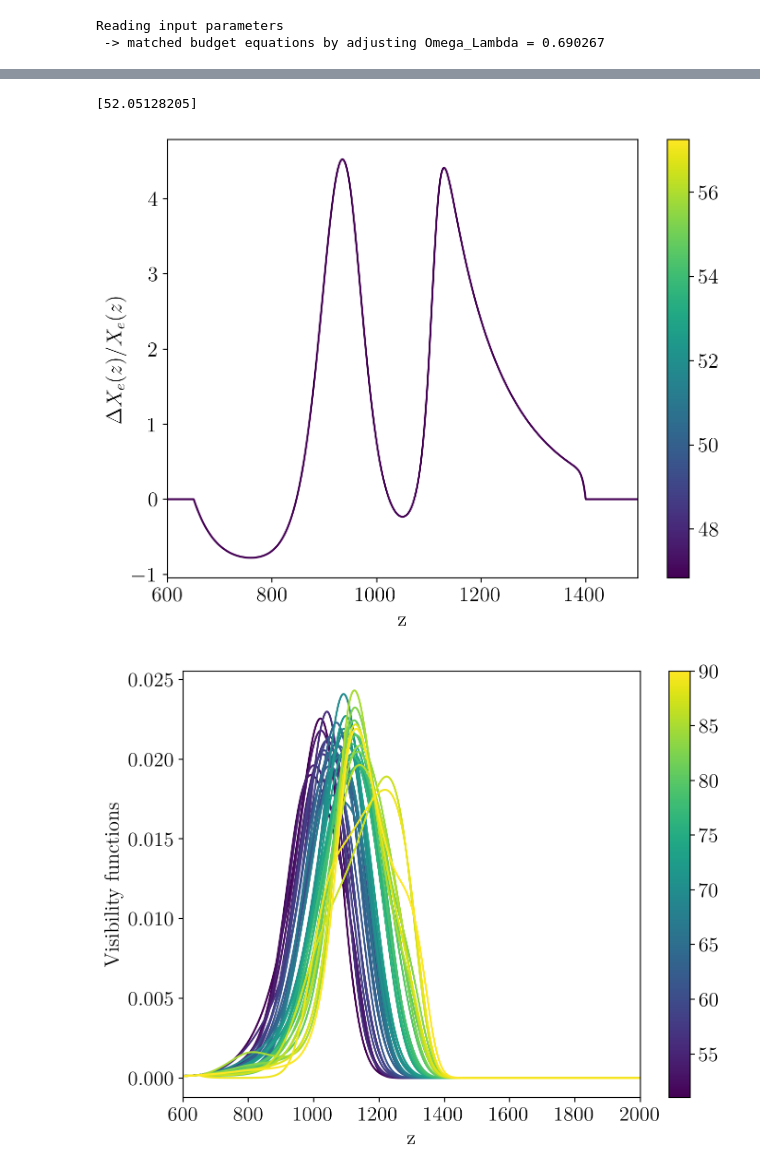
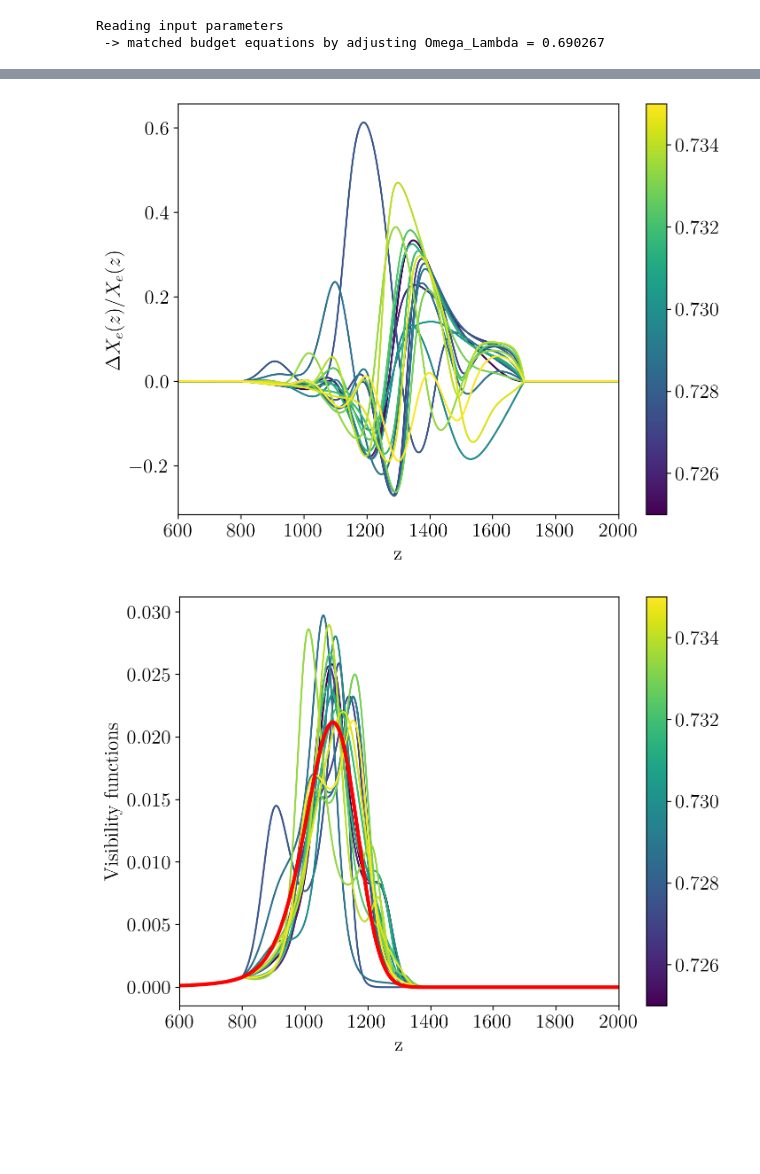
Before and after one commit to gplynch619/recombination, a Jupyter notebook: notebooks/nonlinear_mode.ipynb, the cells around one changed output, grey strips where cells are left out. Cells and saved outputs as stored; diff of their text form; code cells hidden in the pictures; blank space fills up the shorter version.

```diff
--- a/notebooks/nonlinear_mode.ipynb
+++ b/notebooks/nonlinear_mode.ipynb
@@ -88,3 +77,0 @@ common_settings = {'output' : 'tCl,pCl,lCl',
-# %%
-df = pd.read_csv("/Users/gabe/projects/recombination/data/nldr_result_multi.csv")
-df.columns = ['weight', 'minuslogpost', 'logA', 'n_s', 'omega_b', 'omega_cdm', 'tau_reio', 'q_1', 'q_2', 'q_3', 'q_4', 'A_planck', 'clamp', 'chi2__CMB', 'minuslogprior', 'minuslogprior__0', 'minuslogprior__control_point_joint_prior', 'chi2', 'chi2__planck_2018_lowl.TT', 'chi2__planck_2018_lowl.EE', 'chi2__planck_2018_highl_plik.TTTEEE_lite', 'h']
@@ -97 +78,25 @@ df
+# %%
+def load_minima(fname):
+    df = pd.read_csv(fname)
+    ncol = len(df.columns)
+    ncp = ncol-18 #change if new likelihoods introduced
+    cp_labels = []
+    for i in np.arange(1,ncp+1):
+        cp_labels.append("q_{}".format(i))
+    col = ['weight', 'minuslogpost', 'logA', 'n_s', 'omega_b', 'omega_cdm', 'tau_reio', *cp_labels, 'A_planck', 'clamp', 'chi2__CMB', 'minuslogprior', 'minuslogprior__0', 'minuslogprior__control_point_joint_prior', 'chi2', 'chi2__planck_2018_lowl.TT', 'chi2__planck_2018_lowl.EE', 'chi2__planck_2018_highl_plik.TTTEEE_lite', 'h']
+    vals = list(df.columns)
+    df.columns = col
+    def quick_util(x):
+        try:
+            return float(x)
+        except ValueError:
+            pass
+    df.loc[-1] = [quick_util(x) for x in vals]
+    df.index = df.index+1
+    df = df.sort_values(by=['h'], ascending=True)
+    return df
+# %%
+df1 = load_minima("/Users/gabe/projects/recombination/data/nldr_result_h73.csv")
+df2 = load_minima("/Users/gabe/projects/recombination/data/nldr_result_h73_2.csv")
+df3 = load_minima("/Users/gabe/projects/recombination/data/nldr_result_h73_more.csv")
 # %%
@@ -130,40 +149,37 @@ for index,row in df.iterrows():
 # %%
 fig,ax = plt.subplots()
-H0s = np.array(H0s)
-print(H0s)
+
+H0s = np.array([float(x) for x in t1.keys()])
+
 norm = mpl.colors.Normalize(vmin=H0s.min(), vmax=H0s.max())
 cmap = mpl.cm.ScalarMappable(norm=norm, cmap=mpl.cm.viridis)
 cmap.set_array([])
 
-for i,xe in enumerate(xe_pert_funcs):
-    ax.plot(z_list[0], xe/fiducial, color=cmap.to_rgba(H0s[i]))
-ax.set_xlim([600, 1500])
+for h,thermo in t1.items():
+    ax.plot(thermo["z"], thermo["xe_pert"], color=cmap.to_rgba(h))
+
+ax.set_xlim([600, 2000])
 ax.set_xlabel("z")
 ax.set_ylabel(r"$\Delta X_e(z) / X_e(z)$")
 fig.colorbar(cmap)
-#plt.show()
-plt.savefig("../results/nldr_2.pdf", dpi=300, bbox_inches='tight')
+plt.show()
+#plt.savefig("../results/nldr_h73_1.pdf", dpi=300, bbox_inches='tight')
 # %% [output]
-[52.05128205]
-[figure, old version]
+[figure, new version]
 # %%
 fig,ax = plt.subplots()
-H0s = np.array(H0s)
 
-norm = mpl.colors.Normalize(vmin=H0s.min(), vmax=H0s.max())
-cmap = mpl.cm.ScalarMappable(norm=norm, cmap=mpl.cm.viridis)
-cmap.set_array([])
-
-for i,viz in enumerate(viz_funcs):
-    ax.plot(z_list[0], viz, color=cmap.to_rgba(H0s[i]))
+for h,thermo in t1.items():
+    ax.plot(thermo["z"], thermo["kappa' [Mpc^-1]"]*thermo["exp(-kappa)"], color=cmap.to_rgba(h))
+ax.plot(fiducial_thermo["z"], fiducial_thermo["kappa' [Mpc^-1]"]*fiducial_thermo["exp(-kappa)"], color="red", linewidth=3)
 ax.set_xlim([600, 2000])
 ax.set_xlabel("z")
 ax.set_ylabel("Visibility functions")
 fig.colorbar(cmap)
 plt.show()
-#plt.savefig("../results/nldr_viz_1.pdf", dpi=300, bbox_inches='tight')
+#plt.savefig("../results/nldr_viz_h73_1.pdf", dpi=300, bbox_inches='tight')
 # %% [output]
-[figure, old version]
+[figure, new version]
 # %%
 from matplotlib.collections import PolyCollection
 import math
```
Also changed, not shown: parts of 12 cells of this notebook, 16 other files.
